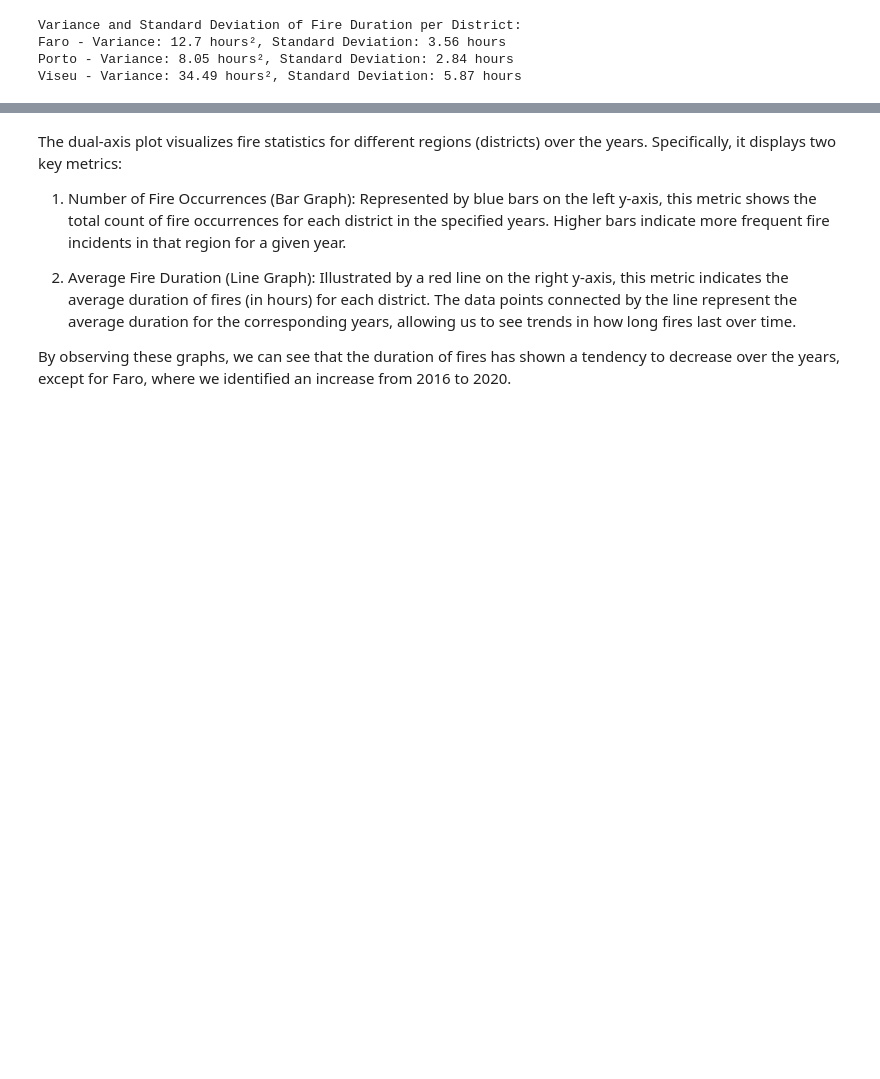
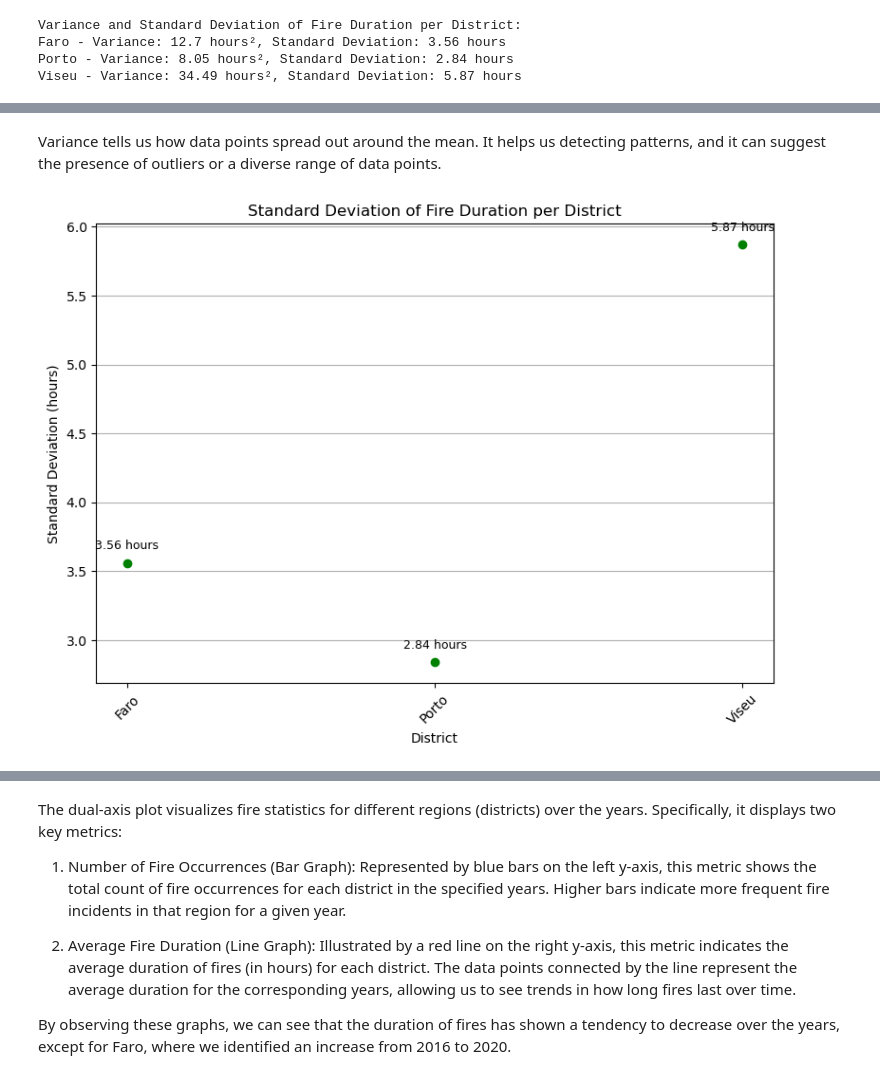
Before and after one commit to brunomfernandes45/fced_stats_project, a Jupyter notebook: phase2_exploration_visualization.ipynb, the cells around one changed output, grey strips where cells are left out. Saved outputs shown, nothing was run; the diff lists cells and outputs as text; code cells hidden in the pictures; blank space fills up the shorter version.

```diff
--- a/phase2_exploration_visualization.ipynb
+++ b/phase2_exploration_visualization.ipynb
@@ -346,0 +351,23 @@ plt.show()
+# %% [markdown]
+Variance tells us how data points spread out around the mean. It helps us detecting patterns, and it can suggest the presence of outliers or a diverse range of data points.
+# %%
+# Scatter plot for Standard Deviation of Fire Duration per District
+plt.figure(figsize=(8, 6))
+plt.scatter(variance_stddev_per_district['Distrito'], variance_stddev_per_district['std'], color='green')
+
+# Add labels for each district
+for i, row in variance_stddev_per_district.iterrows():
+    plt.text(row['Distrito'], row['std'] + 0.1, f"{row['std']} hours", ha='center', fontsize=9)
+
+# Customize the plot
+plt.title("Standard Deviation of Fire Duration per District")
+plt.xlabel("District")
+plt.ylabel("Standard Deviation (hours)")
+plt.xticks(rotation=45)
+plt.grid(True, axis='y')
+plt.tight_layout()
+
+# Display the plot
+plt.show()
+# %% [output]
+[figure, added]
```
Also changed, not shown: parts of 16 cells of this notebook.
